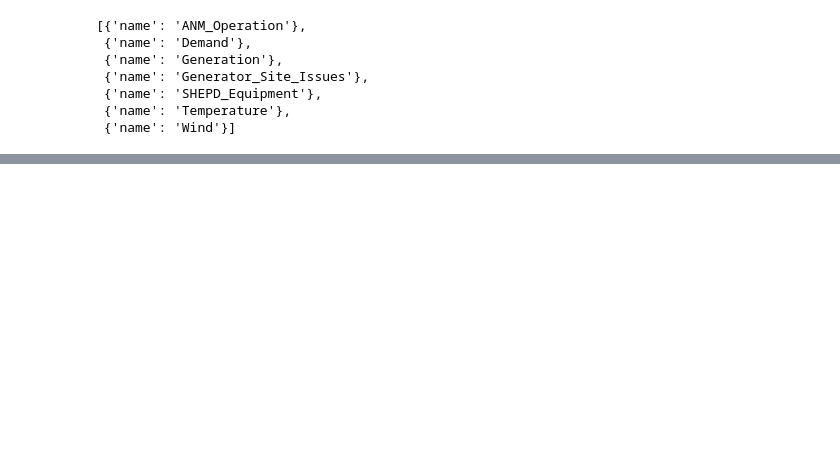
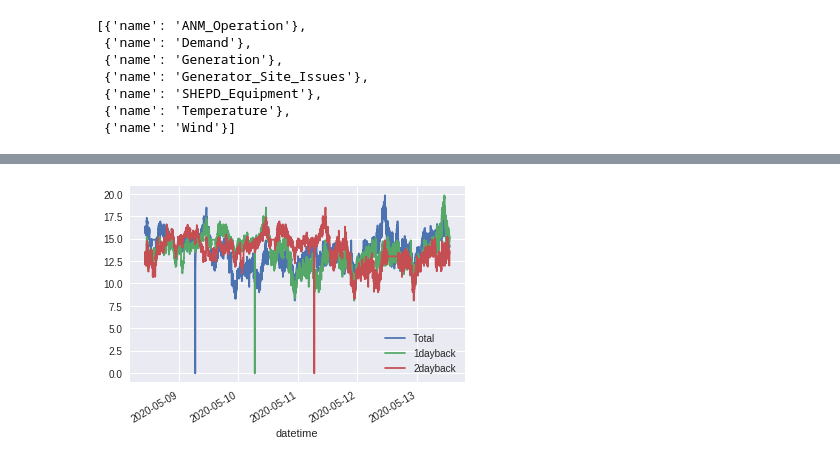
Before and after one commit to gergokoncz/itu, a Jupyter notebook: 4th_semester/large_scale_data/assignment4/influx_exploration.ipynb, the cells around one changed output, grey strips where cells are left out. Cells and saved outputs as stored; diff of their text form; code cells hidden in the pictures; blank space fills up the shorter version.

```diff
--- a/4th_semester/large_scale_data/assignment4/influx_exploration.ipynb
+++ b/4th_semester/large_scale_data/assignment4/influx_exploration.ipynb
@@ -175,0 +108,5 @@ time       ANM  Non-ANM     Total
+# %%
+features[['Total', '1dayback', '2dayback']].iloc[-7000:].plot()
+plt.savefig('1dayback.png')
+# %% [output]
+[figure, added]
```
Also changed, not shown: parts of 34 cells of this notebook, 6 other files.
